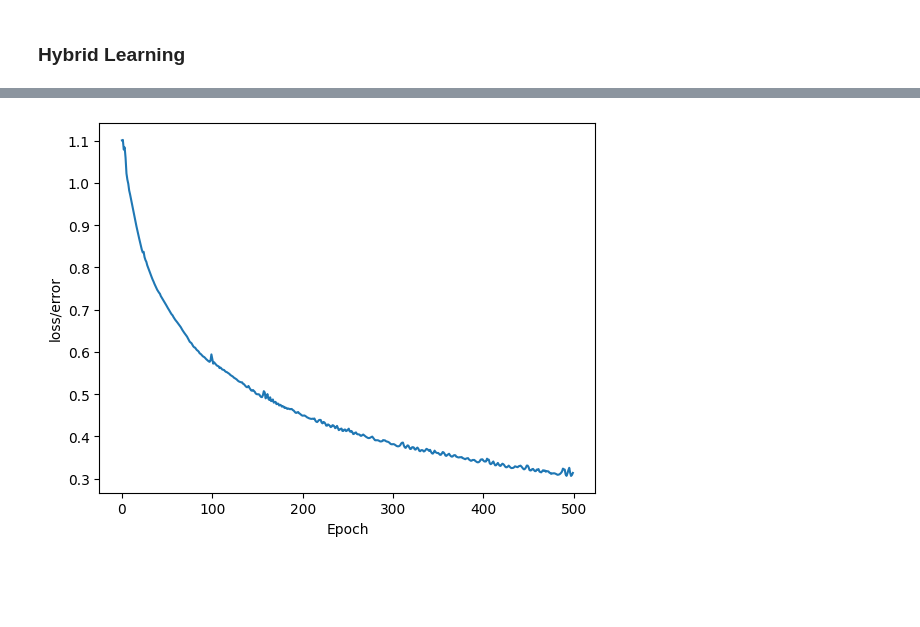
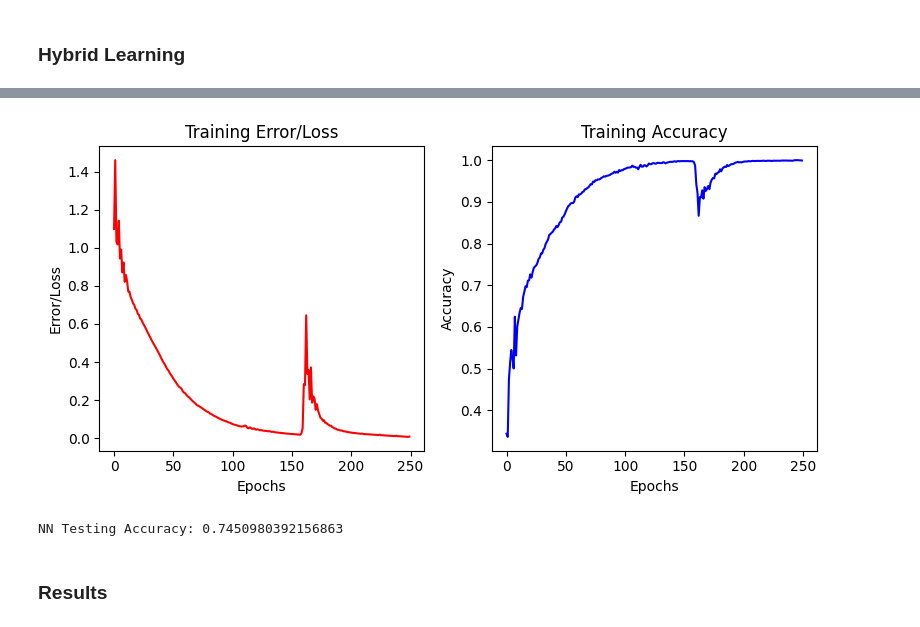
Before and after one commit to DvZ02/Almond_Classifier, a Jupyter notebook: almond_classifier.ipynb, the cells around one changed output, grey strips where cells are left out. Saved outputs shown, nothing was run; the diff lists cells and outputs as text; code cells hidden in the pictures; blank space fills up the shorter version.

```diff
--- a/almond_classifier.ipynb
+++ b/almond_classifier.ipynb
@@ -630,0 +675,12 @@ Model: 15, T-statistic: 11.997657562073643, P-value: 0.0002766396208232975, Sign
+# %%
+rprop_results = []
+# %%
+r_seed = int(time.time())
+classifier_rprop = AlmondClassifier(activation=nn.ReLU(),seed=r_seed, num_hidden_layers=4, hidden_neurons=128)
+classifier_rprop.train_classifier(X_train, y_train, epochs=250, lr=0.01, optim="rprop")
+classifier_rprop.show_training_results("rprop_training")
+
+accuracy, loss = classifier_rprop.testing_nn_accuracy(X_test, y_test)
+rprop_results.append({"seed":r_seed, "accuracy":accuracy, "loss": loss.item()})
+print(f'NN Testing Accuracy: {accuracy}')
+print(f'NN Testing Loss: {loss.item()}')
@@ -631,16 +708,25 @@ Model: 15, T-statistic: 11.997657562073643, P-value: 0.0002766396208232975, Sign
+# %%
+with open('rprop_final_results.csv', 'w', newline='') as f:
+    writer = csv.DictWriter(f, fieldnames=['seed', 'accuracy', 'loss'])
+    writer.writeheader()
+    writer.writerows(rprop_results)
 # %% [markdown]
 ### Hybrid Learning
+# %%
+hybrid_results = []
 # %%
 #Train
-classifier = AlmondClassifier(activation=nn.LeakyReLU(negative_slope=0.1),seed=21446459)
+h_seed = int(time.time())
+classifier_hybrid = AlmondClassifier(activation=nn.ReLU(),seed=h_seed, num_hidden_layers=4, hidden_neurons=128)
 optimizers = [
-    torch.optim.Adam(classifier.parameters(), lr=0.001),
-    torch.optim.Rprop(classifier.parameters(), lr=0.01)
+    torch.optim.Adam(classifier_hybrid.parameters(), lr=0.001),
+    torch.optim.Rprop(classifier_hybrid.parameters(), lr=0.01)
 ]
-classifier.train_hybrid(X_train, y_train, optimizers=optimizers, epochs=500)
-classifier.show_training_results()
+classifier_hybrid.train_hybrid(X_train, y_train, optimizers=optimizers, epochs=250)
+classifier_hybrid.show_training_results("hybrid_training")
 
 #Test
-accuracy = classifier.testing_nn_accuracy(X_test, y_test)
+accuracy, loss = classifier_hybrid.testing_nn_accuracy(X_test, y_test)
+hybrid_results.append({"seed":h_seed, "accuracy":accuracy, "loss": loss.item()})
 print(f'NN Testing Accuracy: {accuracy}')
 # %% [output]
@@ -664 +750,2 @@ NN Testing Accuracy: 0.7219251336898396
-[figure, old version]
+[figure, new version]
+NN Testing Accuracy: 0.7450980392156863
@@ -664,0 +757,2 @@ NN Testing Accuracy: 0.7219251336898396
+# %% [markdown]
+### Results
```
Also changed, not shown: parts of 49 cells of this notebook, 15 other files.
